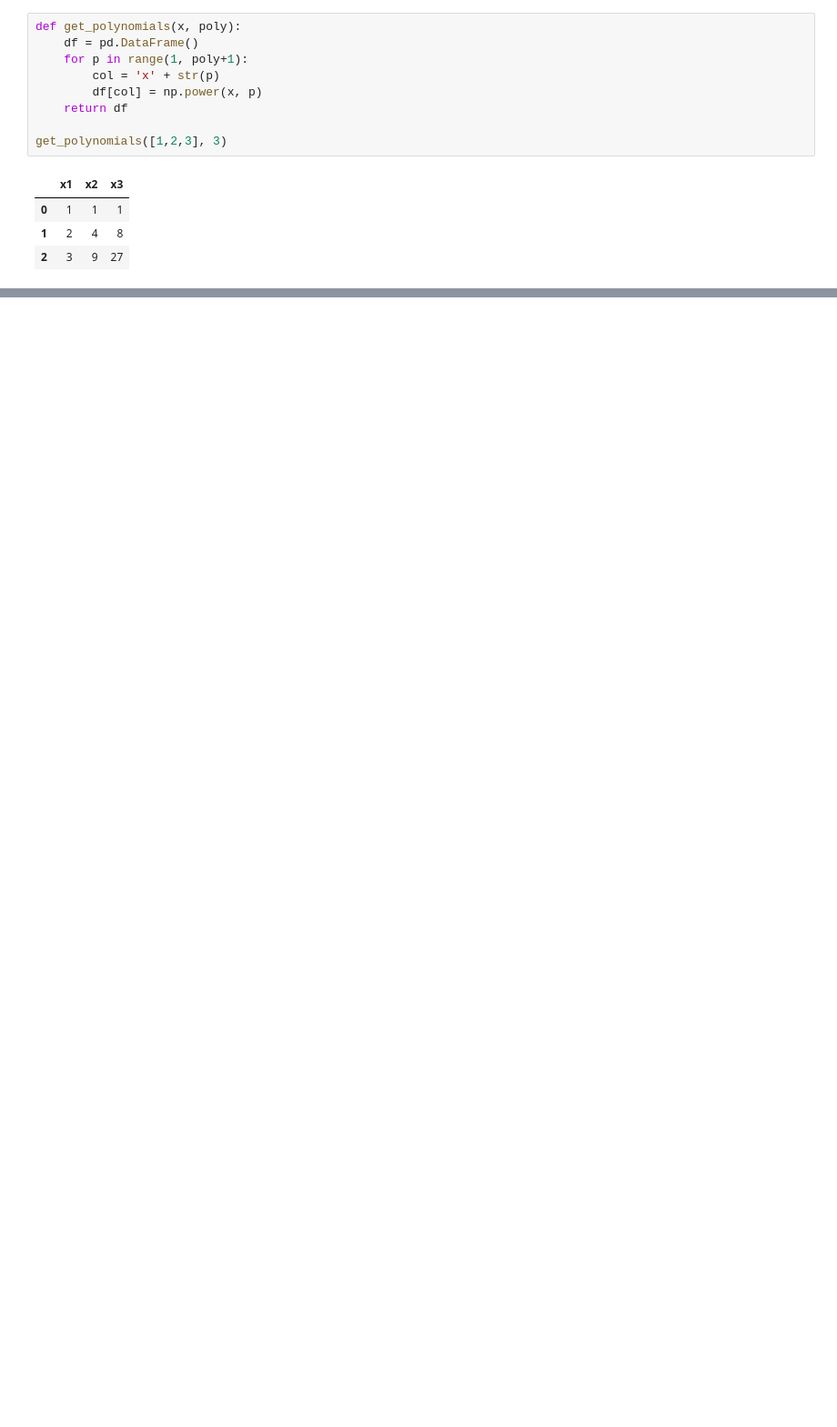
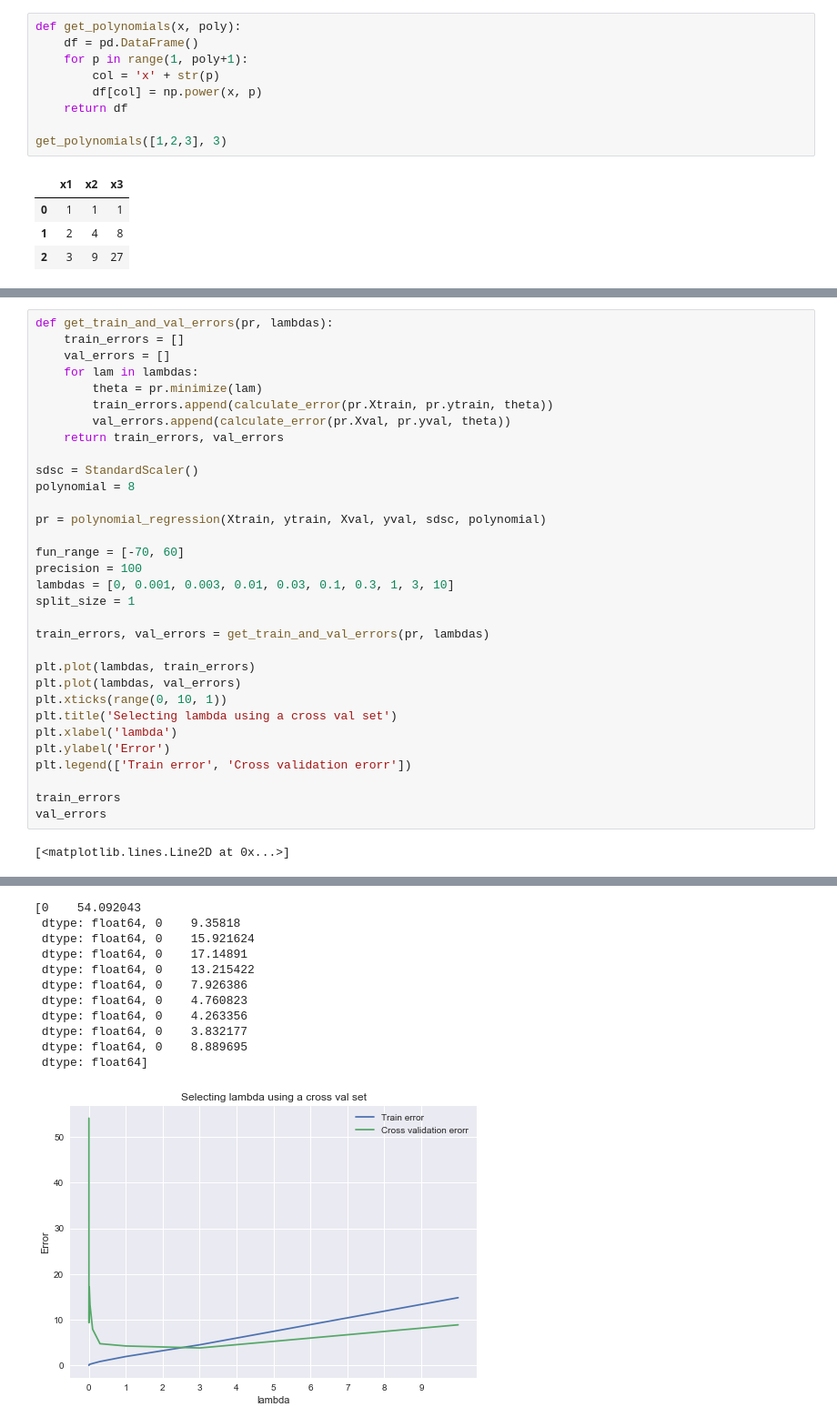
Before and after one commit to matkalinowski/ML-AndrewNg, a Jupyter notebook: ex5/Programming Exercise 5 Regularized Linear Regression and Bias v.s. Variance.ipynb, the cells around one changed output, grey strips where cells are left out. Shown at 91% size. Cells and saved outputs as stored; diff of their text form; blank space fills up the shorter version.

```diff
--- a/ex5/Programming Exercise 5 Regularized Linear Regression and Bias v.s. Variance.ipynb
+++ b/ex5/Programming Exercise 5 Regularized Linear Regression and Bias v.s. Variance.ipynb
@@ -439,0 +403,34 @@ draw_polynomial_fit_and_Learning_curve_for_lambdas(lambdas, fun_range, precision
+# %%
+def get_train_and_val_errors(pr, lambdas):
+    train_errors = []
+    val_errors = []
+    for lam in lambdas:
+        theta = pr.minimize(lam)
+        train_errors.append(calculate_error(pr.Xtrain, pr.ytrain, theta))
+        val_errors.append(calculate_error(pr.Xval, pr.yval, theta))
+    return train_errors, val_errors
+
+sdsc = StandardScaler()
+polynomial = 8
+
+pr = polynomial_regression(Xtrain, ytrain, Xval, yval, sdsc, polynomial)
+
+fun_range = [-70, 60]
+precision = 100
+lambdas = [0, 0.001, 0.003, 0.01, 0.03, 0.1, 0.3, 1, 3, 10]
+split_size = 1
+
+train_errors, val_errors = get_train_and_val_errors(pr, lambdas)
+
+plt.plot(lambdas, train_errors)
+plt.plot(lambdas, val_errors)
+plt.xticks(range(0, 10, 1))
+plt.title('Selecting lambda using a cross val set')
+plt.xlabel('lambda')
+plt.ylabel('Error')
+plt.legend(['Train error', 'Cross validation erorr'])
+
+train_errors
+val_errors
+# %% [output]
+[<matplotlib.lines.Line2D at 0x...>]
@@ -439,0 +464,12 @@ draw_polynomial_fit_and_Learning_curve_for_lambdas(lambdas, fun_range, precision
+[0    54.092043
+ dtype: float64, 0    9.35818
+ dtype: float64, 0    15.921624
+ dtype: float64, 0    17.14891
+ dtype: float64, 0    13.215422
+ dtype: float64, 0    7.926386
+ dtype: float64, 0    4.760823
+ dtype: float64, 0    4.263356
+ dtype: float64, 0    3.832177
+ dtype: float64, 0    8.889695
+ dtype: float64]
+[figure, added]
```
Also changed, not shown: parts of 19 cells of this notebook, 9 other files.
